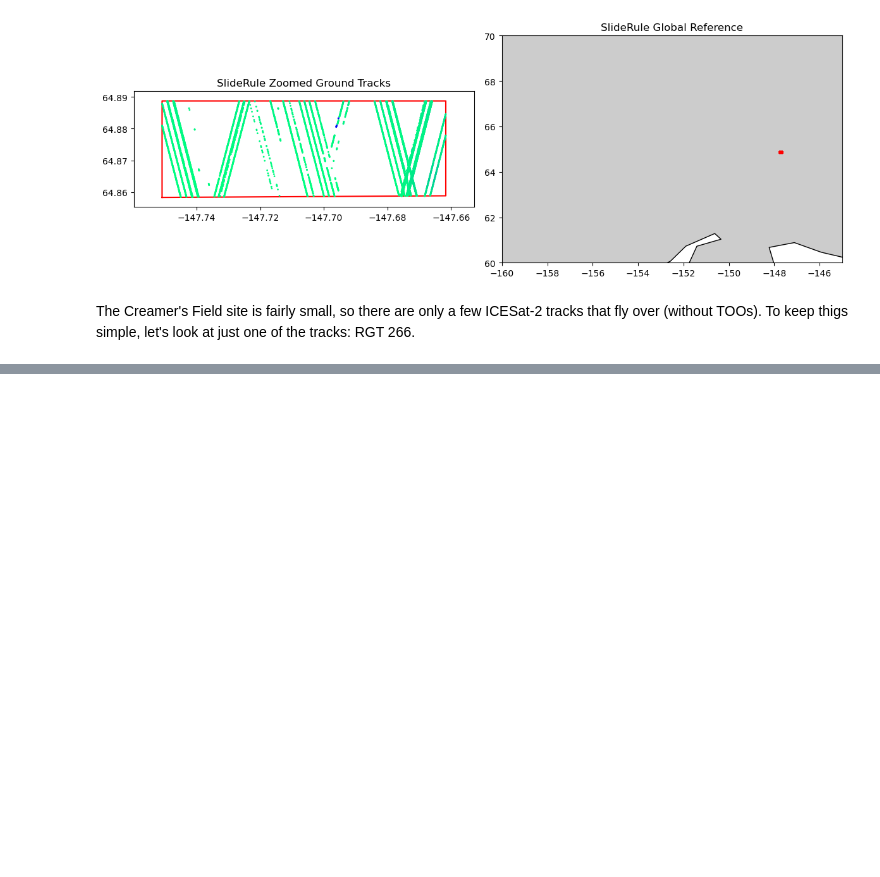
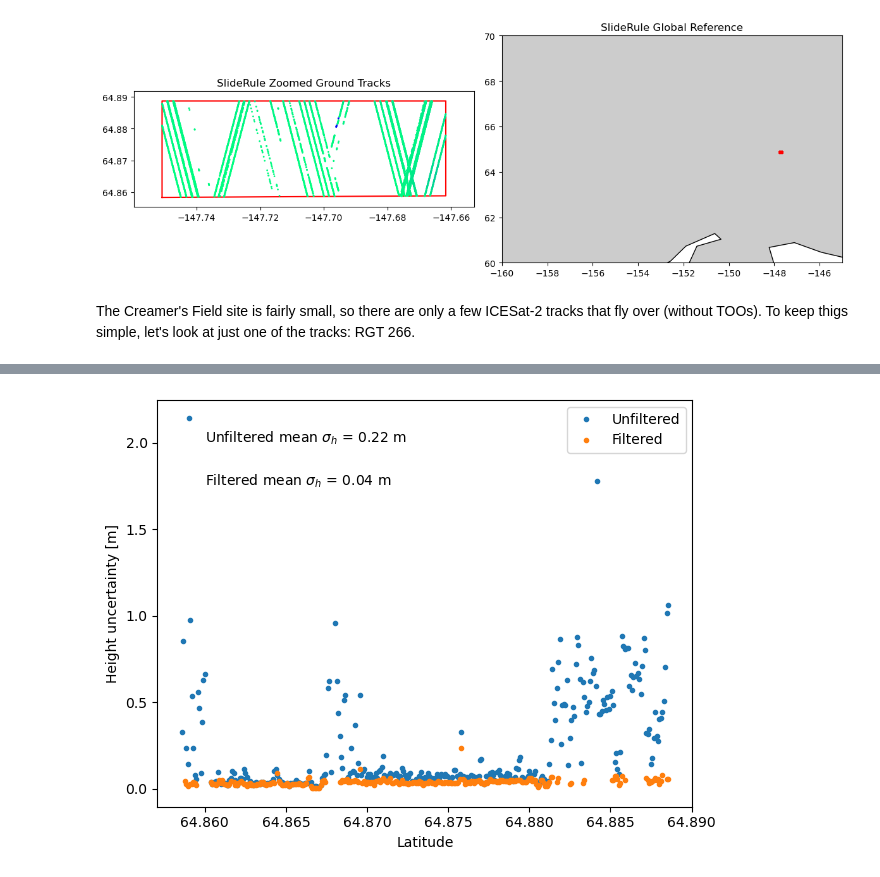
Before and after one commit to zachghiaccio/icesat2-snowex, a Jupyter notebook: sliderule_query.ipynb, the cells around one changed output, grey strips where cells are left out. Cells and saved outputs as stored; diff of their text form; code cells hidden in the pictures; blank space fills up the shorter version.

```diff
--- a/sliderule_query.ipynb
+++ b/sliderule_query.ipynb
@@ -168,0 +180,15 @@ Let's take a look at the height comparisons between our two queries. The below p
+# %%
+uf_sigma_mean = rgt_pd_ctr['h_sigma'].loc['2021-07'].mean()
+f_sigma_mean = rgt_pd_ctr2['h_sigma'].loc['2021-07'].mean()
+
+plt.plot(rgt_pd_ctr.geometry.y.loc['2021-07'], rgt_pd_ctr['h_sigma'].loc['2021-07'], '.', label='Unfiltered')
+plt.plot(rgt_pd_ctr2.geometry.y.loc['2021-07'], rgt_pd_ctr2['h_sigma'].loc['2021-07'], '.', label='Filtered')
+plt.xlabel('Latitude')
+plt.ylabel('Height uncertainty [m]')
+plt.text(64.86, 2, 'Unfiltered mean $\sigma_h$ = {:.2f} m'.format(uf_sigma_mean))
+plt.text(64.86, 1.75, 'Filtered mean $\sigma_h$ = {:.2f} m'.format(f_sigma_mean))
+plt.legend()
+plt.tight_layout()
+plt.show()
+# %% [output]
+[figure, added]
```
Also changed, not shown: parts of 9 cells of this notebook.
